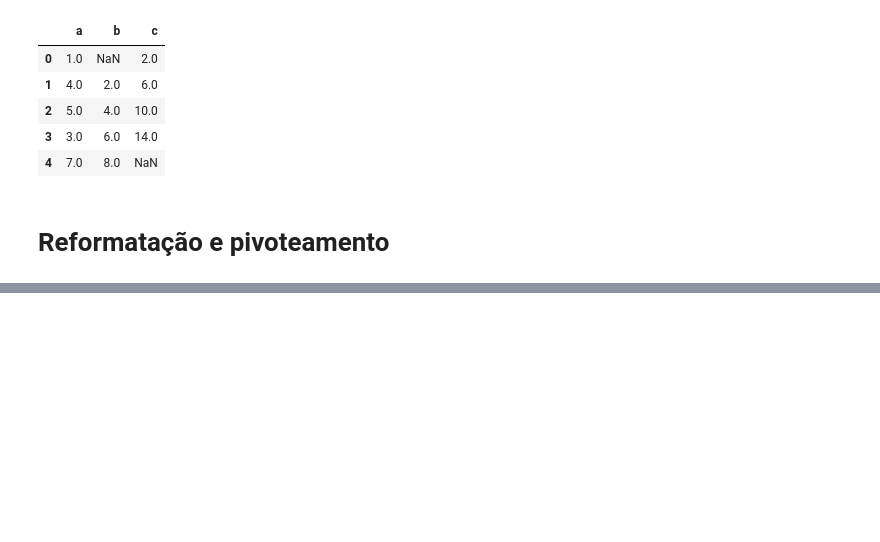
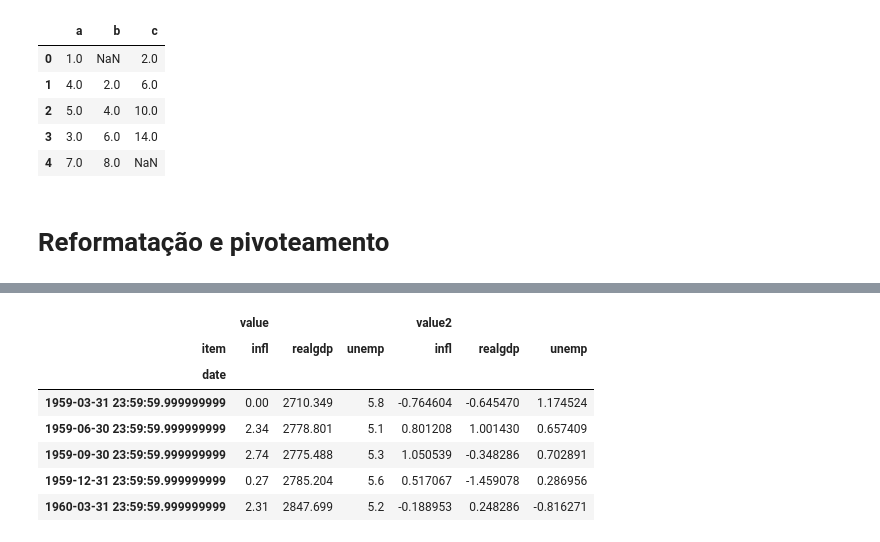
Before and after one commit to anicelysantos/-book-Python-para-Analise-de-dados, a Jupyter notebook: tratamento_dados.ipynb, the cells around one changed output, grey strips where cells are left out. Saved outputs shown, nothing was run; the diff lists cells and outputs as text; code cells hidden in the pictures; blank space fills up the shorter version.

```diff
--- a/tratamento_dados.ipynb
+++ b/tratamento_dados.ipynb
@@ -752,0 +946,13 @@ df1.combine_first(df2)
+# %%
+pivoted = ldata.pivot('date','item')
+# %%
+pivoted[:5]
+# %% [output]
+|  | value |  |  | value2 |  |  |
+| item | infl | realgdp | unemp | infl | realgdp | unemp |
+| date |  |  |  |  |  |  |
+| 1959-03-31 23:59:59.999999999 | 0.00 | 2710.349 | 5.8 | -0.764604 | -0.645470 | 1.174524 |
+| 1959-06-30 23:59:59.999999999 | 2.34 | 2778.801 | 5.1 | 0.801208 | 1.001430 | 0.657409 |
+| 1959-09-30 23:59:59.999999999 | 2.74 | 2775.488 | 5.3 | 1.050539 | -0.348286 | 0.702891 |
+| 1959-12-31 23:59:59.999999999 | 0.27 | 2785.204 | 5.6 | 0.517067 | -1.459078 | 0.286956 |
+| 1960-03-31 23:59:59.999999999 | 2.31 | 2847.699 | 5.2 | -0.188953 | 0.248286 | -0.816271 |
```
Also changed, not shown: parts of 36 cells of this notebook.
